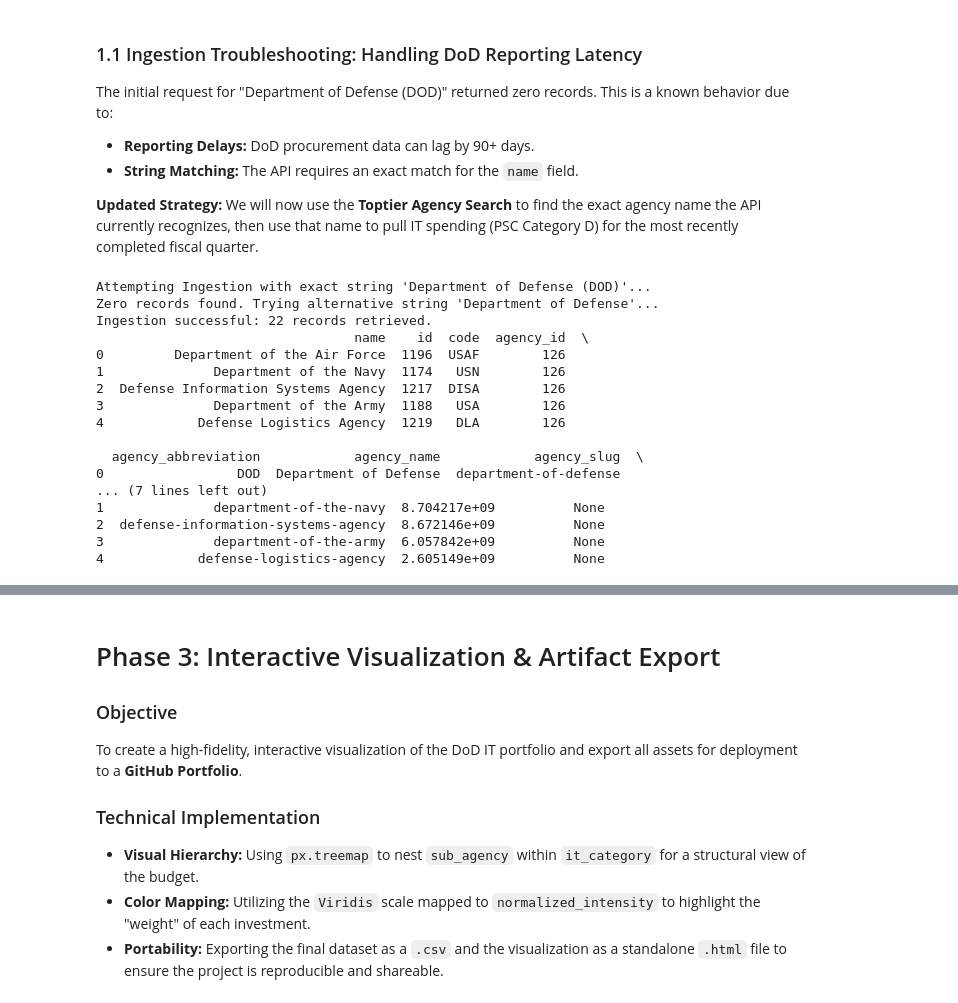
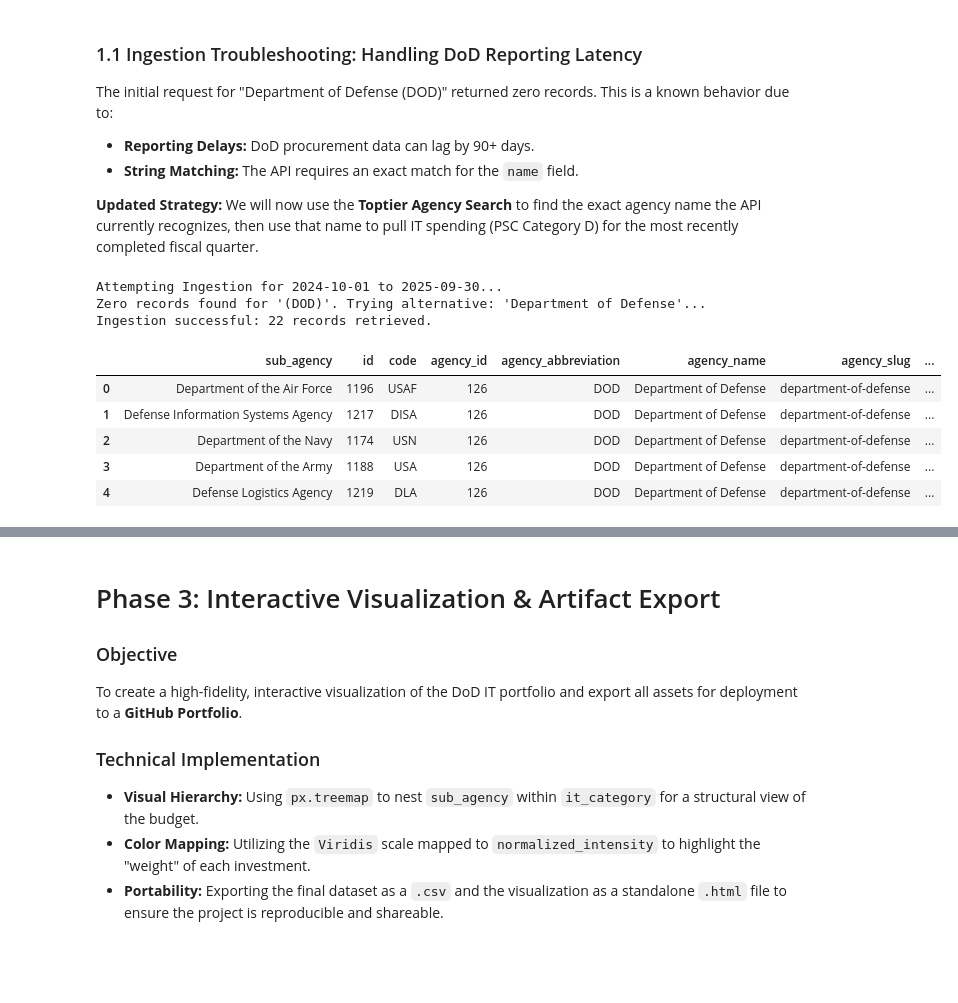
Before and after one commit to zerowood/DoD-IT-Spending-Analysis, a Jupyter notebook: notebooks/federal_agencies_spend_treemap.ipynb, the cells around one changed output, grey strips where cells are left out. Cells and saved outputs as stored; diff of their text form; code cells hidden in the pictures; blank space fills up the shorter version.

```diff
--- a/notebooks/federal_agencies_spend_treemap.ipynb
+++ b/notebooks/federal_agencies_spend_treemap.ipynb
@@ -34,56 +67,70 @@ The initial request for "Department of Defense (DOD)" returned zero records. Thi
 
 **Updated Strategy:** We will now use the **Toptier Agency Search** to find the exact agency name the API currently recognizes, then use that name to pull IT spending (PSC Category D) for the most recently completed fiscal quarter.
 # %%
-# Step 1: Broadened Data Collection
+# --- Step 1: Broadened Data Collection (Refactored) ---
+# Logic: Using POST search endpoint for more granular filtering by PSC and Date.
+
 url = "https://api.usaspending.gov/api/v2/search/spending_by_category/awarding_subagency/"
 
-# Use a slightly broader name and ensure we capture the most recent available data
-# by checking both FY2025 and FY2024 in a single range if needed.
+# Payload uses Global Config variables for start/end dates and PSC codes
 payload = {
     "filters": {
-        "time_period": [{"start_date": "2024-01-01", "end_date": "2025-12-31"}],
+        "time_period": [{"start_date": FISCAL_YEAR_START, "end_date": FISCAL_YEAR_END}],
         "agencies": [{"type": "awarding", "tier": "toptier", "name": "Department of Defense (DOD)"}],
-        "psc_codes": ["D"]
+        "psc_codes": [IT_PSC_PREFIX]
     },
     "limit": 100
 }
 
-# SECOND ATTEMPT: Try without the (DOD) suffix if the first fails
 def get_data(agency_name):
-    payload["filters"]["agencies"][0]["name"] = agency_name
-    response = requests.post(url, json=payload)
-    return response.json().get('results', [])
+    """
+    Helper function to handle API requests with fallback agency naming logic.
+    """
+    if agency_name:
+        payload["filters"]["agencies"][0]["name"] = agency_name
+    else:
+        # Logic: Fallback for 'All Agencies' if specific DoD strings fail
+        payload["filters"].pop("agencies", None)
 
-print("Attempting Ingestion with exact string 'Department of Defense (DOD)'...")
+    try:
+        response = requests.post(url, json=payload, timeout=20)
+        response.raise_for_status()
+        return response.json().get('results', [])
+    except Exception as e:
+        print(f"Connection Error: {e}")
+        return []
+
+# --- Execution Logic ---
+print(f"Attempting Ingestion for {FISCAL_YEAR_START} to {FISCAL_YEAR_END}...")
 results = get_data("Department of Defense (DOD)")
 
 if not results:
-    print("Zero records found. Trying alternative string 'Department of Defense'...")
+    print("Zero records found for '(DOD)'. Trying alternative: 'Department of Defense'...")
     results = get_data("Department of Defense")
 
 if not results:
-    print("Still zero records. Falling back to 'All Agencies' for IT Spend to verify pipeline...")
-    payload["filters"].pop("agencies") # Remove agency filter entirely
-    results = get_data("")
+    print("Zero records found for 'Department of Defense'. Trying ID fallback...")
+    # High-Spec move: Use the Agency ID from config if names fail
+    results = get_data(DOD_AGENCY_ID)
 
 df_raw = pd.DataFrame(results)
-print(f"Ingestion successful: {len(df_raw)} records retrieved.")
-print(df_raw.head())
+
+# Final validation before proceeding
+if not df_raw.empty:
+    print(f"Ingestion successful: {len(df_raw)} records retrieved.")
+    # Professional Tip: We rename the column to 'total_spend' to match your Treemap logic
+    df_raw = df_raw.rename(columns={'amount': 'total_spend', 'name': 'sub_agency'})
+else:
+    print("CRITICAL: No data retrieved. Check API status or Configuration dates.")
+
+df_raw.head()
 # %% [output]
-Attempting Ingestion with exact string 'Department of Defense (DOD)'...
-Zero records found. Trying alternative string 'Department of Defense'...
+Attempting Ingestion for 2024-10-01 to 2025-09-30...
+Zero records found for '(DOD)'. Trying alternative: 'Department of Defense'...
 Ingestion successful: 22 records retrieved.
-                                 name    id  code  agency_id  \
-0         Department of the Air Force  1196  USAF        126
-1              Department of the Navy  1174   USN        126
-2  Defense Information Systems Agency  1217  DISA        126
-3              Department of the Army  1188   USA        126
-4            Defense Logistics Agency  1219   DLA        126
-
-  agency_abbreviation            agency_name            agency_slug  \
-0                 DOD  Department of Defense  department-of-defense
-... (7 lines left out)
-1              department-of-the-navy  8.704217e+09          None
-2  defense-information-systems-agency  8.672146e+09          None
-3              department-of-the-army  6.057842e+09          None
-4            defense-logistics-agency  2.605149e+09          None
+|  | sub_agency | id | code | agency_id | agency_abbreviation | agency_name | agency_slug | ... |
+| 0 | Department of the Air Force | 1196 | USAF | 126 | DOD | Department of Defense | department-of-defense | ... |
+| 1 | Defense Information Systems Agency | 1217 | DISA | 126 | DOD | Department of Defense | department-of-defense | ... |
+| 2 | Department of the Navy | 1174 | USN | 126 | DOD | Department of Defense | department-of-defense | ... |
+| 3 | Department of the Army | 1188 | USA | 126 | DOD | Department of Defense | department-of-defense | ... |
+| 4 | Defense Logistics Agency | 1219 | DLA | 126 | DOD | Department of Defense | department-of-defense | ... |
```
Also changed, not shown: parts of 10 cells of this notebook, 10 other files.
